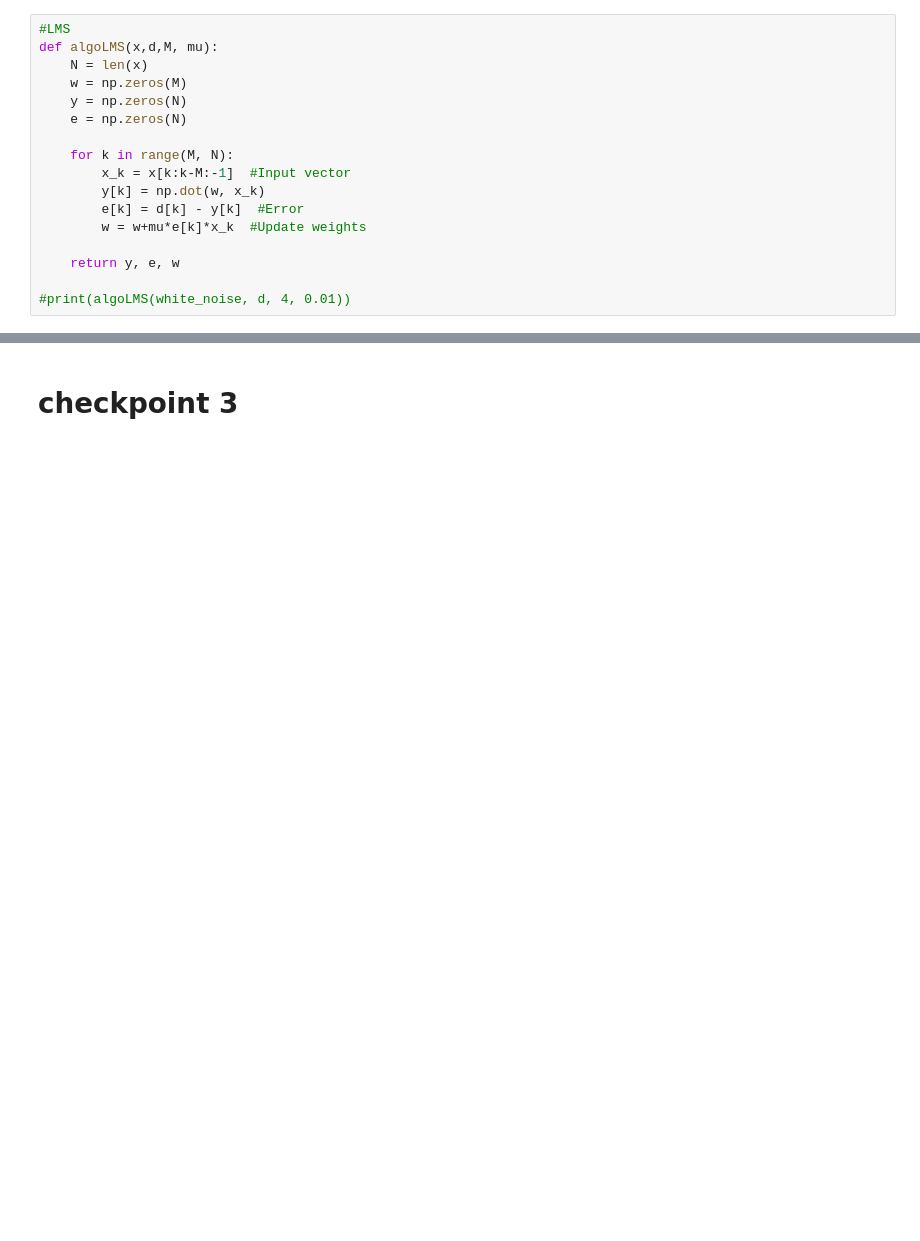
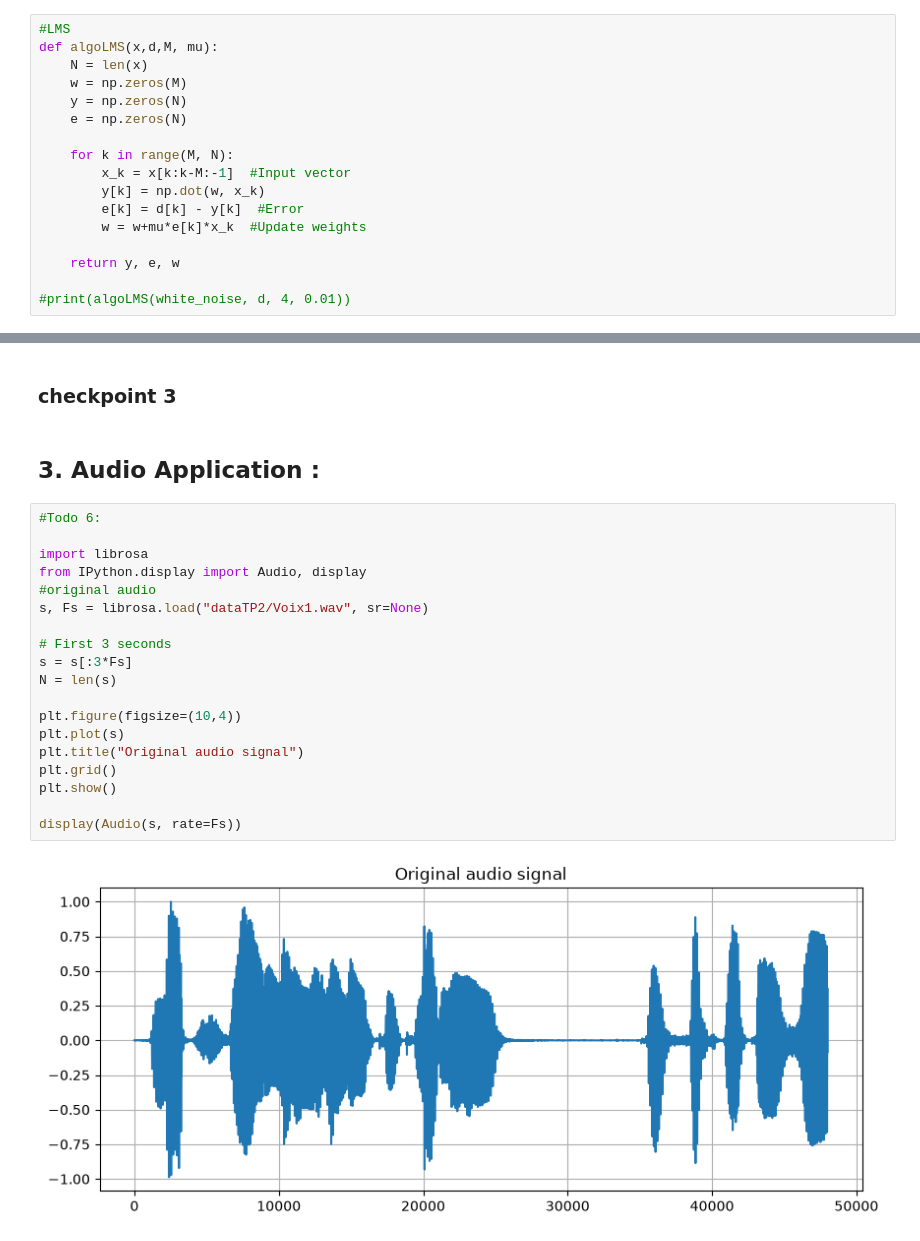
Before and after one commit to fadi0649/signal-avanc-, a Jupyter notebook: TP3_SA/TPSA_RLS_NLMS_Boutayeb_Mikoungui.ipynb, the cells around one changed output, grey strips where cells are left out. Cells and saved outputs as stored; diff of their text form; blank space fills up the shorter version.

```diff
--- a/TP3_SA/TPSA_RLS_NLMS_Boutayeb_Mikoungui.ipynb
+++ b/TP3_SA/TPSA_RLS_NLMS_Boutayeb_Mikoungui.ipynb
@@ -207,2 +213,25 @@ plt.show()
 # %% [markdown]
-# checkpoint 3
+### checkpoint 3
+# %% [markdown]
+## 3. Audio Application :
+# %%
+#Todo 6:
+
+import librosa
+from IPython.display import Audio, display
+#original audio
+s, Fs = librosa.load("dataTP2/Voix1.wav", sr=None)
+
+# First 3 seconds
+s = s[:3*Fs]
+N = len(s)
+
+plt.figure(figsize=(10,4))
+plt.plot(s)
+plt.title("Original audio signal")
+plt.grid()
+plt.show()
+
+display(Audio(s, rate=Fs))
+# %% [output]
+[figure, added]
```
Also changed, not shown: parts of 9 cells of this notebook.
